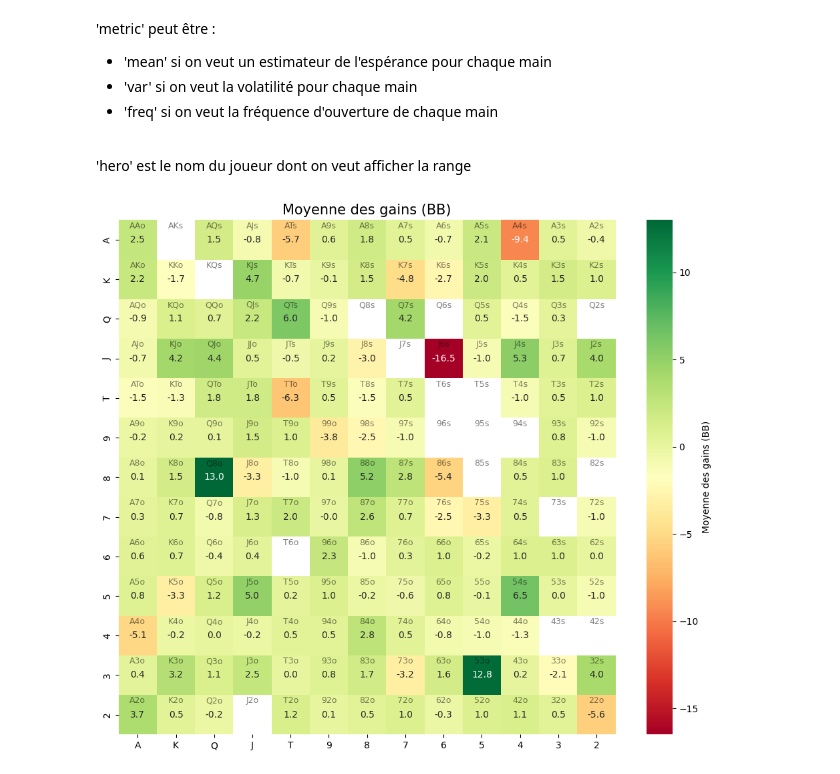
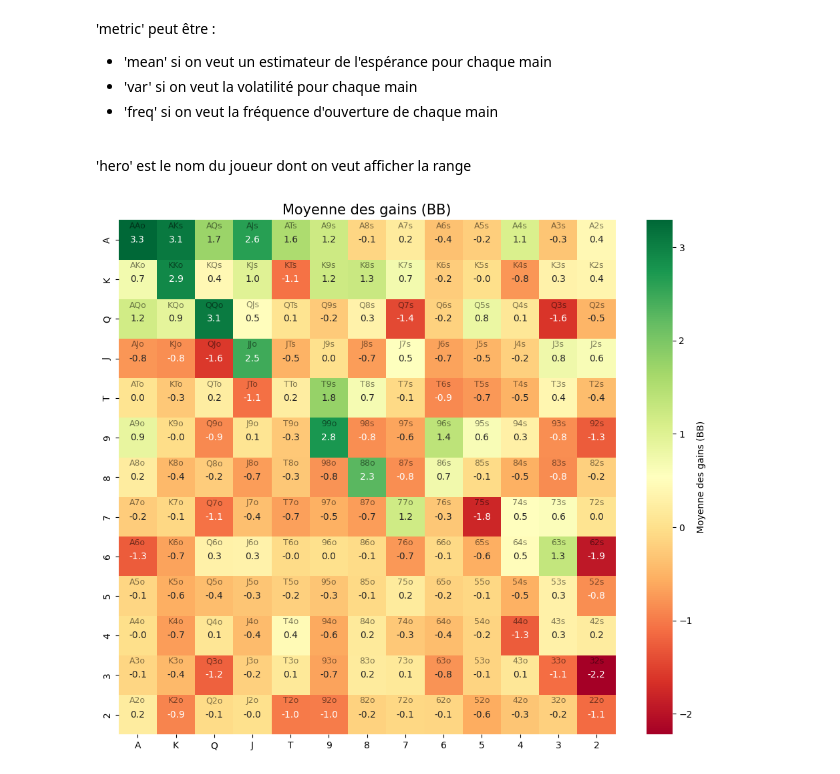
Before and after one commit to MathisKacer/projet_poker, a Jupyter notebook: execution.ipynb, the cells around one changed output. Drawn from its saved outputs; the diff is of its cells as text; code cells hidden in the pictures.

```diff
--- a/execution.ipynb
+++ b/execution.ipynb
@@ -22,5 +22,8 @@ trier_fichiers("data/historique/history/", "data/mains/", "data/resumes/")
 # %% [output]
 ['__MACOSX', 'history']
 # %%
-tableau_main = parse_folder("data/mains/")
+tableau_mains = parse_folder("data/mains/")
 tableau_tournoi = parse_folder_resume("data/resumes/")
+
+tableau_mains.head()
+tableau_tournoi.head()
@@ -27,11 +37,3 @@ tableau_tournoi = parse_folder_resume("data/resumes/")
-# %%
-trier_fichiers()
-
-tableau_mains = parse_folder("mains")
-tableau_mains.head()
-
-tableau_resultats = parse_folder_resume("resumes")
-#tableau_resultats.head()
 # %% [markdown]
 Affichage des ranges
 # %% [markdown]
@@ -43,6 +45,6 @@ Affichage des ranges
 \
 'hero' est le nom du joueur dont on veut afficher la range
 # %%
-affichage_range(tableau_mains, metric='mean', hero='Samponi')
+affichage_range(tableau_mains, metric='mean', hero='MathisKcr')
 # %% [output]
-[figure, old version]
+[figure, new version]
```
Also changed, not shown: parts of 1 cell of this notebook, 2 other files.
